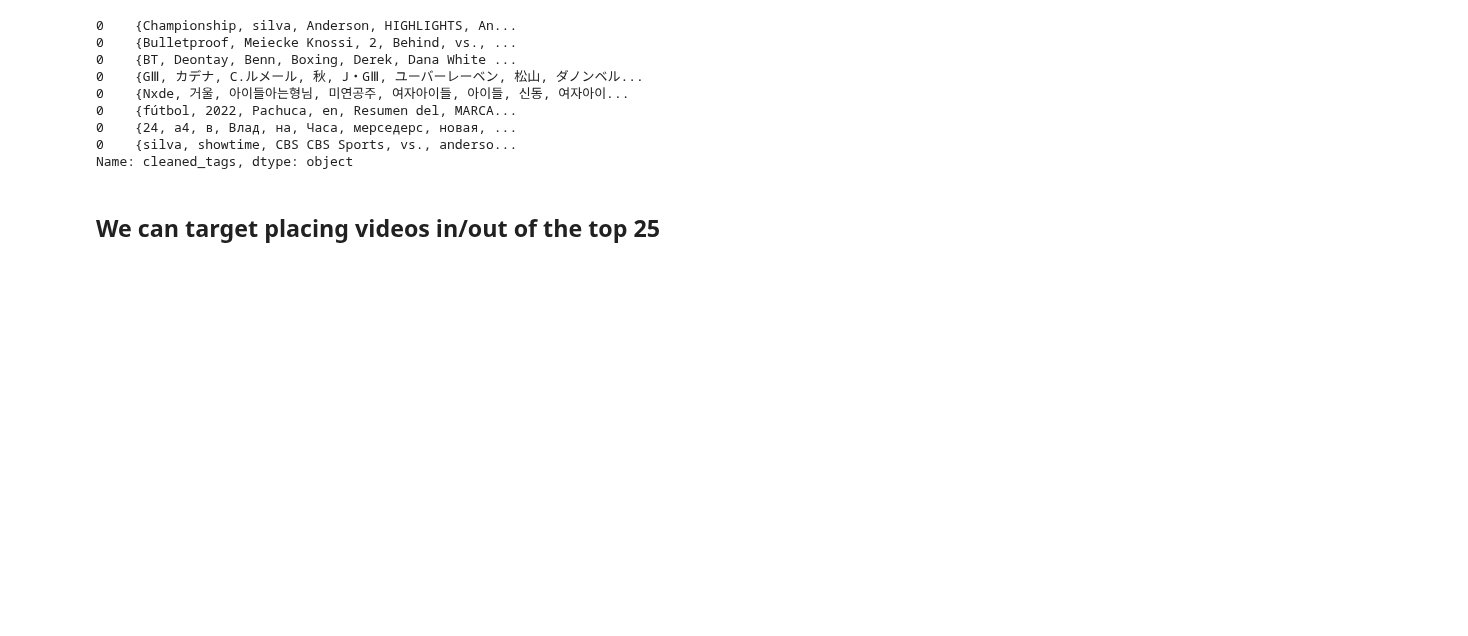
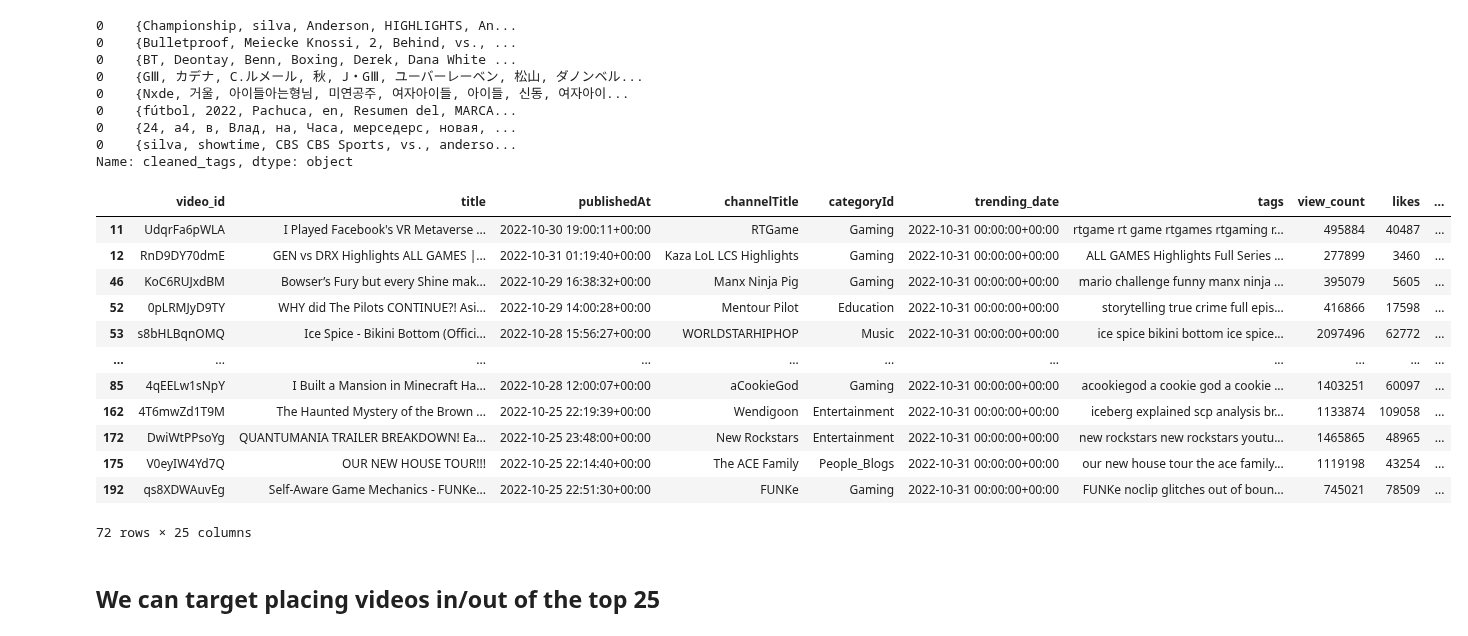
Before and after one commit to Youtube-Data-Analysis/top_200, a Jupyter notebook: shorter_explore.ipynb, the cells around one changed output. Saved outputs shown, nothing was run; the diff lists cells and outputs as text; code cells hidden in the pictures; blank space fills up the shorter version.

Commit message:
amended: shorter_explore with has_timestamp feature and others

```diff
--- a/shorter_explore.ipynb
+++ b/shorter_explore.ipynb
@@ -349,3 +369,16 @@ for row in df.index:
+# %%
+df['pct_tags_in_description'] = 0
+
+for row in df.index:
+    counter = 0
+    tags = df.iloc[row]['cleaned_tags']
+    description = df.iloc[row]['cleaned_desc']
+
+    for tag in tags:
+        if tag in description:
+            counter += 1
+    pct = counter/len(tags)
+    df.loc[row, 'pct_tags_in_description'] = pct
 # %%
 df[df.title_in_tags == 0 ]
 # %% [output]
@@ -390,6 +423,26 @@ df.loc[0, 'cleaned_tags']
 0    {24, а4, в, Влад, на, Часа, мерседерс, новая, ...
 0    {silva, showtime, CBS CBS Sports, vs., anderso...
 Name: cleaned_tags, dtype: object
+# %%
+import re
+
+df['has_timestamp'] = df.description.apply(lambda x: re.search('t=', x))
+# %%
+df[df.has_timestamp.isna() == False]
+# %% [output]
+|  | video_id | title | publishedAt | channelTitle | categoryId | trending_date | tags | view_count | likes | ... |
+| 11 | UdqrFa6pWLA | I Played Facebook's VR Metaverse ... | 2022-10-30 19:00:11+00:00 | RTGame | Gaming | 2022-10-31 00:00:00+00:00 | rtgame rt game rtgames rtgaming r... | 495884 | 40487 | ... |
+| 12 | RnD9DY70dmE | GEN vs DRX Highlights ALL GAMES |... | 2022-10-31 01:19:40+00:00 | Kaza LoL LCS Highlights | Gaming | 2022-10-31 00:00:00+00:00 | ALL GAMES Highlights Full Series ... | 277899 | 3460 | ... |
+| 46 | KoC6RUJxdBM | Bowser’s Fury but every Shine mak... | 2022-10-29 16:38:32+00:00 | Manx Ninja Pig | Gaming | 2022-10-31 00:00:00+00:00 | mario challenge funny manx ninja ... | 395079 | 5605 | ... |
+| 52 | 0pLRMJyD9TY | WHY did The Pilots CONTINUE?! Asi... | 2022-10-29 14:00:28+00:00 | Mentour Pilot | Education | 2022-10-31 00:00:00+00:00 | storytelling true crime full epis... | 416866 | 17598 | ... |
+| 53 | s8bHLBqnOMQ | Ice Spice - Bikini Bottom (Offici... | 2022-10-28 15:56:27+00:00 | WORLDSTARHIPHOP | Music | 2022-10-31 00:00:00+00:00 | ice spice bikini bottom ice spice... | 2097496 | 62772 | ... |
+| ... | ... | ... | ... | ... | ... | ... | ... | ... | ... | ... |
+| 85 | 4qEELw1sNpY | I Built a Mansion in Minecraft Ha... | 2022-10-28 12:00:07+00:00 | aCookieGod | Gaming | 2022-10-31 00:00:00+00:00 | acookiegod a cookie god a cookie ... | 1403251 | 60097 | ... |
+| 162 | 4T6mwZd1T9M | The Haunted Mystery of the Brown ... | 2022-10-25 22:19:39+00:00 | Wendigoon | Entertainment | 2022-10-31 00:00:00+00:00 | iceberg explained scp analysis br... | 1133874 | 109058 | ... |
+| 172 | DwiWtPPsoYg | QUANTUMANIA TRAILER BREAKDOWN! Ea... | 2022-10-25 23:48:00+00:00 | New Rockstars | Entertainment | 2022-10-31 00:00:00+00:00 | new rockstars new rockstars youtu... | 1465865 | 48965 | ... |
+| 175 | V0eyIW4Yd7Q | OUR NEW HOUSE TOUR!!! | 2022-10-25 22:14:40+00:00 | The ACE Family | People_Blogs | 2022-10-31 00:00:00+00:00 | our new house tour the ace family... | 1119198 | 43254 | ... |
+| 192 | qs8XDWAuvEg | Self-Aware Game Mechanics - FUNKe... | 2022-10-25 22:51:30+00:00 | FUNKe | Gaming | 2022-10-31 00:00:00+00:00 | FUNKe noclip glitches out of boun... | 745021 | 78509 | ... |
+72 rows × 25 columns
 # %% [markdown]
 ## We can target placing videos in/out of the top 25
 # %%
```
Also changed, not shown: parts of 1 cell of this notebook.
